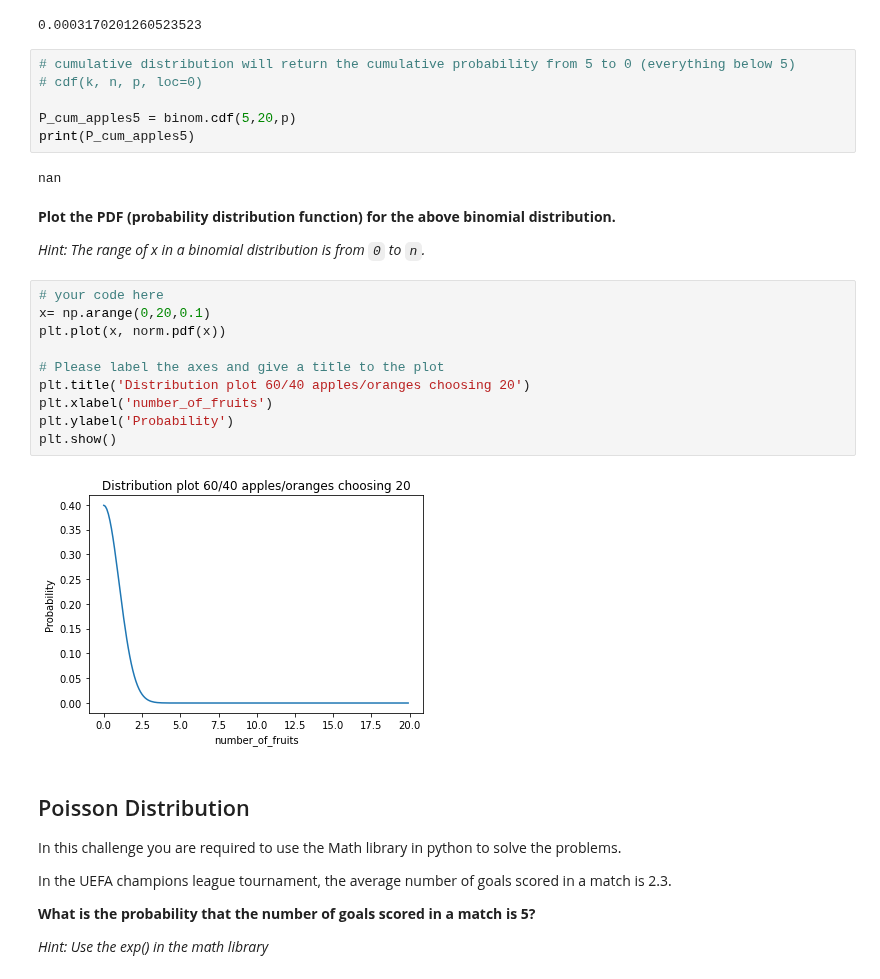
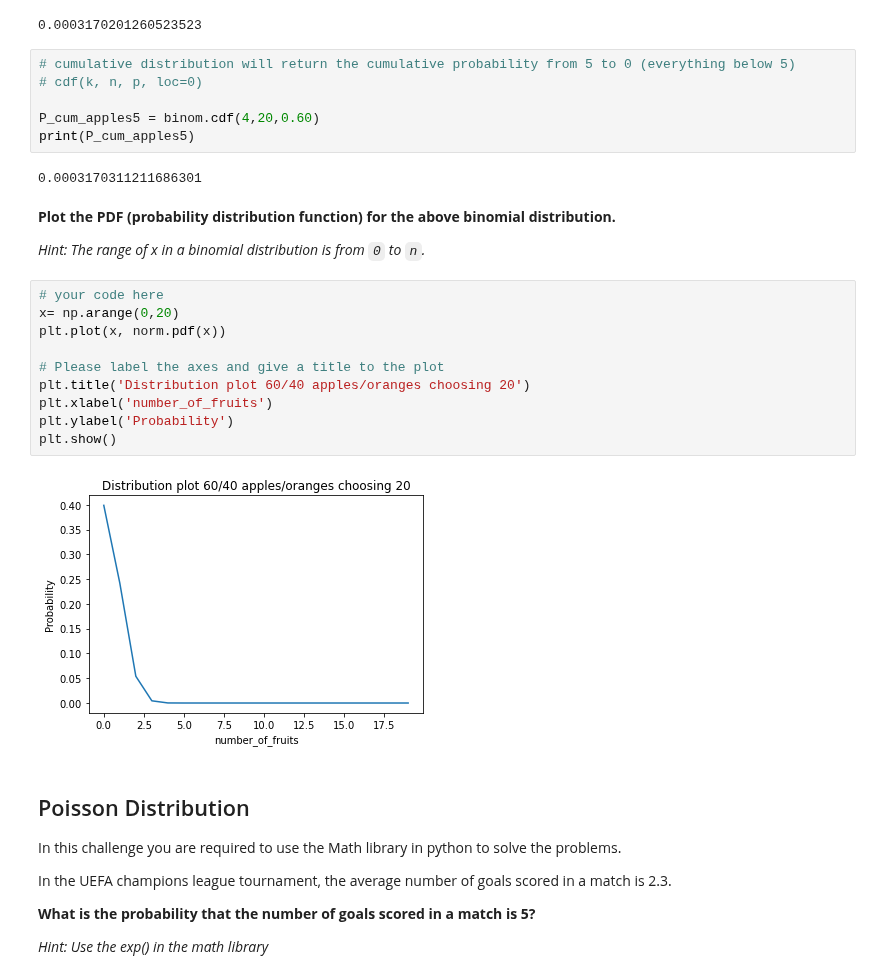
Before and after one commit to ta-data-bcn/lab-discrete-probability-distribution, a Jupyter notebook: your-code/main.ipynb, the cells around one changed output. Drawn from its saved outputs; the diff is of its cells as text.

```diff
--- a/your-code/main.ipynb
+++ b/your-code/main.ipynb
@@ -150,26 +154,26 @@ print(ttl_prob)
 # cumulative distribution will return the cumulative probability from 5 to 0 (everything below 5)
 # cdf(k, n, p, loc=0)
 
-P_cum_apples5 = binom.cdf(5,20,p)
+P_cum_apples5 = binom.cdf(4,20,0.60)
 print(P_cum_apples5)
 # %% [output]
-nan
+0.0003170311211686301
 # %% [markdown]
 **Plot the PDF (probability distribution function) for the above binomial distribution.**
 
 *Hint: The range of x in a binomial distribution is from `0` to `n`.*
 # %%
 # your code here
-x= np.arange(0,20,0.1)
+x= np.arange(0,20)
 plt.plot(x, norm.pdf(x))
 
 # Please label the axes and give a title to the plot
 plt.title('Distribution plot 60/40 apples/oranges choosing 20')
 plt.xlabel('number_of_fruits')
 plt.ylabel('Probability')
 plt.show()
 # %% [output]
-[figure, old version]
+[figure, new version]
 # %% [markdown]
 ## Poisson Distribution
 
```
Also changed, not shown: parts of 3 cells of this notebook.
